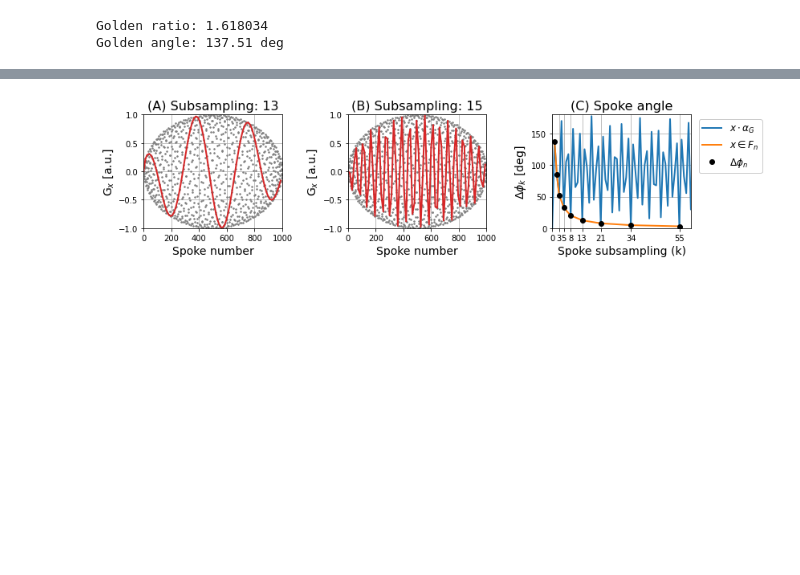
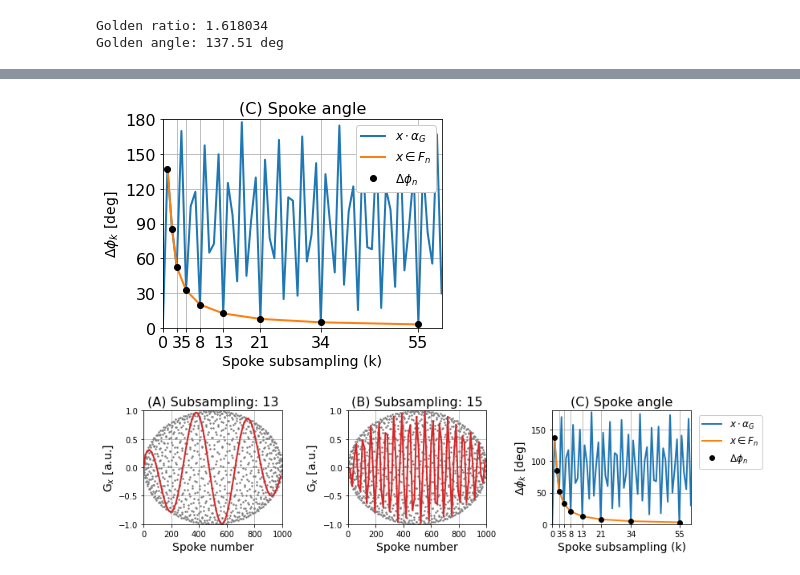
Before and after one commit to emilljungberg/merlin_mrm, a Jupyter notebook: notebooks/Figure1_Trajectory_Fibonacci.ipynb, the cells around one changed output, grey strips where cells are left out. Cells and saved outputs as stored; diff of their text form; code cells hidden in the pictures; blank space fills up the shorter version.

```diff
--- a/notebooks/Figure1_Trajectory_Fibonacci.ipynb
+++ b/notebooks/Figure1_Trajectory_Fibonacci.ipynb
@@ -18,3 +61,29 @@ Golden angle: 137.51 deg
+# %%
+plt.figure(figsize=(5,4))
+phi1 = np.mod(phi,2*np.pi)
+mask = phi1>np.pi
+phi1[mask] = -1*phi1[mask]+2*np.pi
+phi1 *= 360/(2*np.pi)
+
+fibnum = np.array([fibonacci(x) for x in range(2,11)])
+plt.plot(n,phi1, label=r'$x\cdot \alpha_G$', color='C00', linewidth=2)
+pred_diff = np.rad2deg(2*np.pi/g**(np.arange(2,11)))
+plt.plot(fibnum, phi1[fibnum], '-', label=r'$x\in F_n$', color='C01', linewidth=2)
+plt.plot(fibnum, pred_diff, 'ok', label=r'$\Delta \phi_n$')
+
+plt.xlabel("Spoke subsampling (k)", fontsize=14)
+plt.ylabel(r"$\Delta \phi_k$ [deg]", fontsize=14)
+plt.legend(framealpha=1, loc='upper right', fontsize=12)
+plt.axis([0,60,0,180])
+plt.xticks([0,3,5,8,13,21,34,55], size=16)
+plt.yticks(np.arange(0,181,30),size=16)
+plt.grid()
+plt.title('(C) Spoke angle', fontsize=16)
+plt.tight_layout()
+plt.savefig('Figure1_C.png', dpi=300)
+plt.show()
+# %% [output]
+[figure, added]
 # %%
 npoints = 1000
 n = np.arange(npoints)
```
Also changed, not shown: parts of 6 cells of this notebook, 4 other files.
